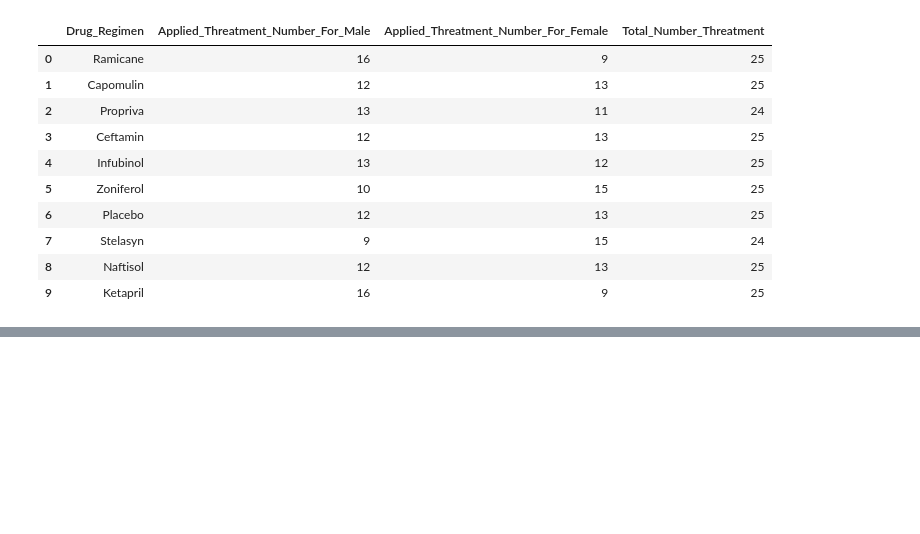
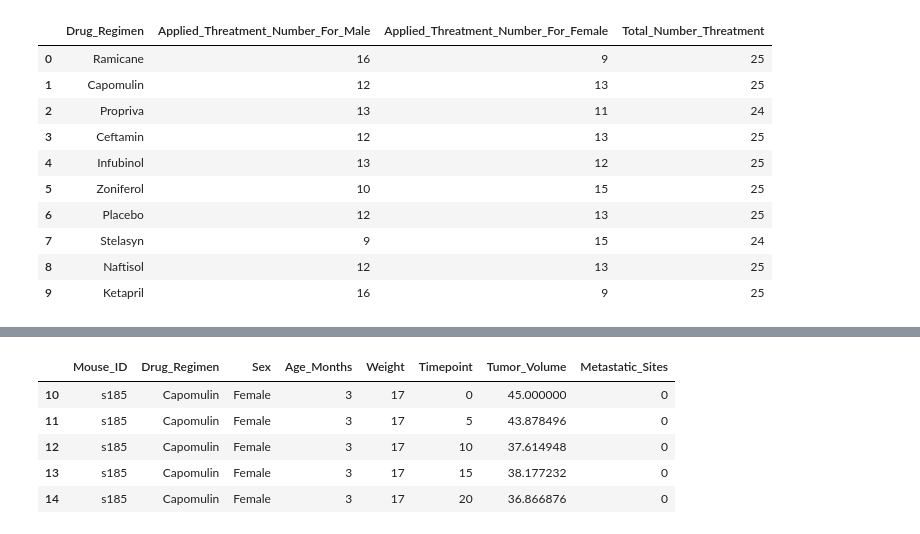
Before and after one commit to warshophysical/Pymaceuticals, a Jupyter notebook: pharma.ipynb, the cells around one changed output, grey strips where cells are left out. Drawn from its saved outputs; the diff is of its cells as text; code cells hidden in the pictures; blank space fills up the shorter version.

```diff
--- a/pharma.ipynb
+++ b/pharma.ipynb
@@ -241,0 +256,10 @@ plt.show()
+# %%
+dfCapomulin=dfCleanedData.loc[dfCleanedData["Drug_Regimen"]=="Capomulin"]
+dfCapomulin.head()
+# %% [output]
+|  | Mouse_ID | Drug_Regimen | Sex | Age_Months | Weight | Timepoint | Tumor_Volume | Metastatic_Sites |
+| 10 | s185 | Capomulin | Female | 3 | 17 | 0 | 45.000000 | 0 |
+| 11 | s185 | Capomulin | Female | 3 | 17 | 5 | 43.878496 | 0 |
+| 12 | s185 | Capomulin | Female | 3 | 17 | 10 | 37.614948 | 0 |
+| 13 | s185 | Capomulin | Female | 3 | 17 | 15 | 38.177232 | 0 |
+| 14 | s185 | Capomulin | Female | 3 | 17 | 20 | 36.866876 | 0 |
```
Also changed, not shown: parts of 12 cells of this notebook.
